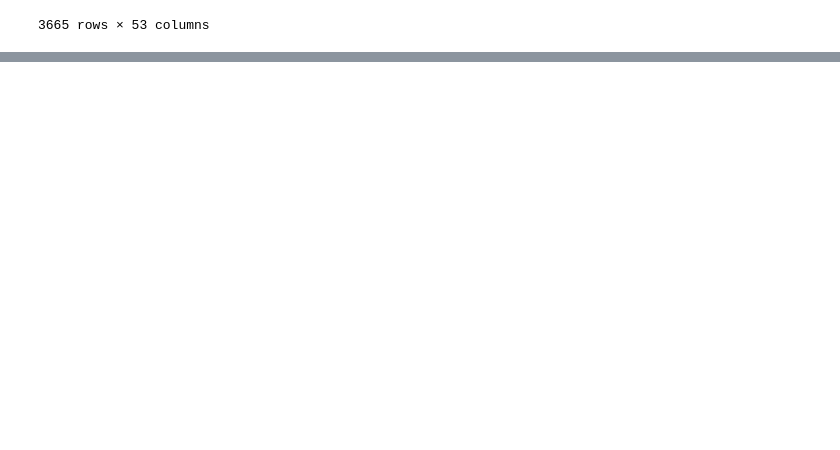
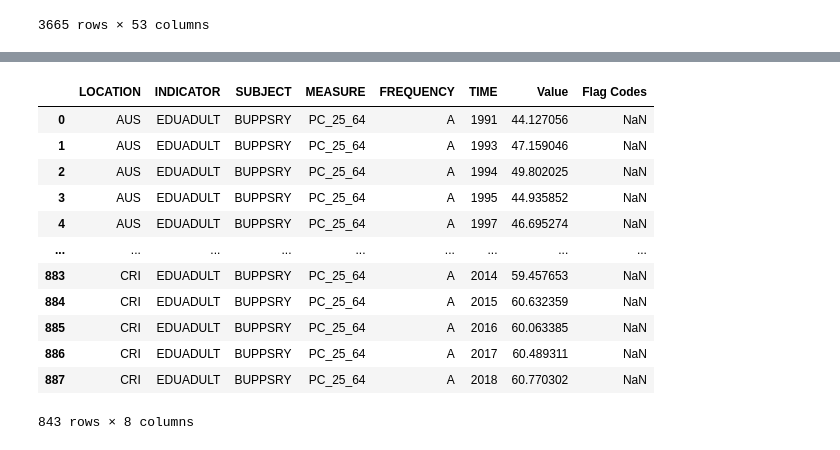
Before and after one commit to OscarGB/TFGInf, a Jupyter notebook: data.ipynb, the cells around one changed output, grey strips where cells are left out. Drawn from its saved outputs; the diff is of its cells as text; code cells hidden in the pictures; blank space fills up the shorter version.

```diff
--- a/data.ipynb
+++ b/data.ipynb
@@ -169,0 +221,3 @@ dfMUNW.to_parquet("waste.parquet")
+# %%
+educacion2 = pd.read_csv("educacion2.csv")
+educacion2 = educacion2[educacion2['LOCATION'].isin(dfMUNW.COU.unique())]
@@ -169,0 +226,16 @@ dfMUNW.to_parquet("waste.parquet")
+# %%
+educacion2
+# %% [output]
+|  | LOCATION | INDICATOR | SUBJECT | MEASURE | FREQUENCY | TIME | Value | Flag Codes |
+| 0 | AUS | EDUADULT | BUPPSRY | PC_25_64 | A | 1991 | 44.127056 | NaN |
+| 1 | AUS | EDUADULT | BUPPSRY | PC_25_64 | A | 1993 | 47.159046 | NaN |
+| 2 | AUS | EDUADULT | BUPPSRY | PC_25_64 | A | 1994 | 49.802025 | NaN |
+| 3 | AUS | EDUADULT | BUPPSRY | PC_25_64 | A | 1995 | 44.935852 | NaN |
+| 4 | AUS | EDUADULT | BUPPSRY | PC_25_64 | A | 1997 | 46.695274 | NaN |
+| ... | ... | ... | ... | ... | ... | ... | ... | ... |
+| 883 | CRI | EDUADULT | BUPPSRY | PC_25_64 | A | 2014 | 59.457653 | NaN |
+| 884 | CRI | EDUADULT | BUPPSRY | PC_25_64 | A | 2015 | 60.632359 | NaN |
+| 885 | CRI | EDUADULT | BUPPSRY | PC_25_64 | A | 2016 | 60.063385 | NaN |
+| 886 | CRI | EDUADULT | BUPPSRY | PC_25_64 | A | 2017 | 60.489311 | NaN |
+| 887 | CRI | EDUADULT | BUPPSRY | PC_25_64 | A | 2018 | 60.770302 | NaN |
+843 rows × 8 columns
```
Also changed, not shown: parts of 8 cells of this notebook, 3 other files.
